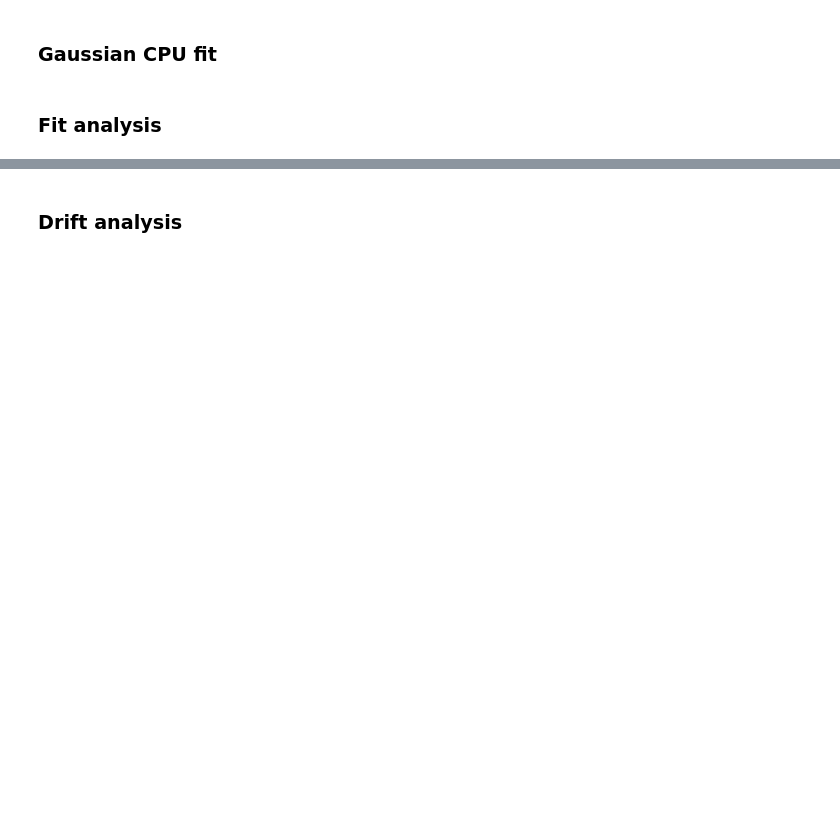
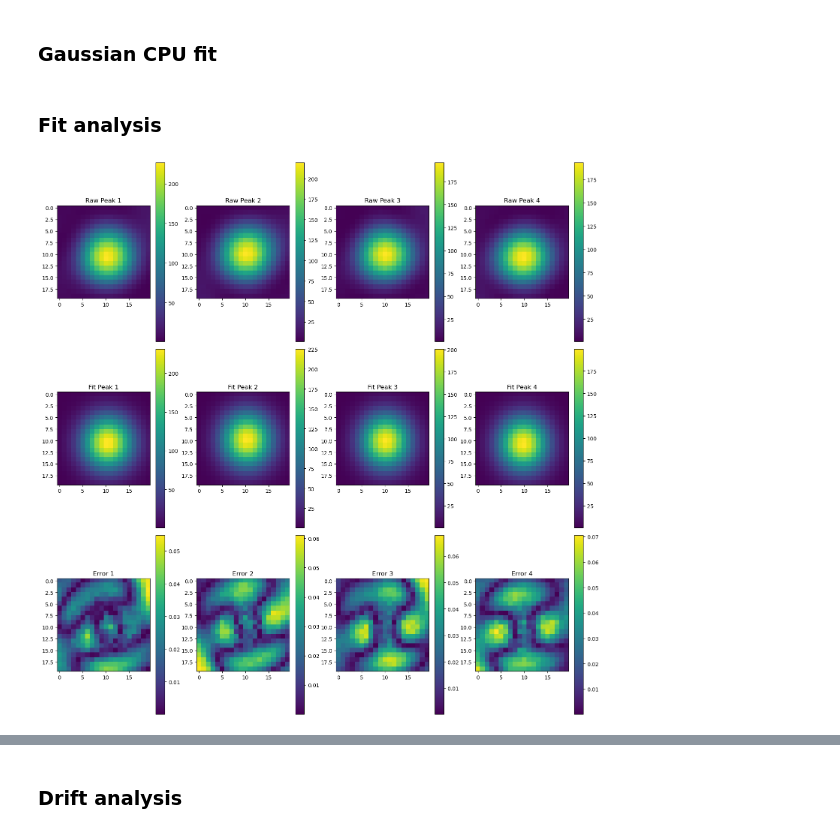
Before and after one commit to svnddlsns/ag_scripts, a Jupyter notebook: exc_beam_drift_evaluation.ipynb, the cells around one changed output, grey strips where cells are left out. Drawn from its saved outputs; the diff is of its cells as text; code cells hidden in the pictures; blank space fills up the shorter version.

```diff
--- a/exc_beam_drift_evaluation.ipynb
+++ b/exc_beam_drift_evaluation.ipynb
@@ -10,7 +10,7 @@ from skimage import img_as_float
 from sklearn.metrics import mean_squared_error
 # %%
 path = r'C:/Users/alba.gomez.segalas/Documents/MF3 measurements/2024-03-01 beam monitor'
-filename = 'AR2-BR2-AR2-BR2.h5'
+filename = 'AR2-BR2-AR2-BR2-2.h5'
 hf = h5py.File(path + '/' + filename, 'r')
 # %% [markdown]
 ### Implementation for general number of maxima ###
@@ -67,11 +78,11 @@ plt.show()
 # %%
 # Convert HDF5 dataset to numpy array
 data = hf['Stacks/movie'][...].astype(np.float32)
-average = 100
+average = 2
 width = 20
 
 cpufit_input = create_cpufit_input(data, num_peaks=num_peaks, coordinates=coordinates, average=average, width=width)
-chunk_size = 10
+chunk_size = 100
 parameters, chi_sq = fit_gaussian_to_imgs(cpufit_input, chunk_size=chunk_size)
 # %% [markdown]
 ### Fit analysis ###
@@ -117,6 +128,7 @@ def two_dimensional_elliptical_gaussian(x, y, amplitude, x0, y0, sigma_x, sigma_
     gaussian = amplitude * np.exp(-((x_rot / sigma_x) ** 2 + (y_rot / sigma_y) ** 2) / 2) + offset
     return gaussian
 # %%
+# Choose a random averaged frame set
 gr = data.shape[0]/average
 if isinstance(gr, int):
     pass
@@ -125,32 +137,36 @@ else:
 random_gr = np.random.choice(range(gr))
 
 X, Y = np.meshgrid(np.arange(width), np.arange(width))
 
+
+# Plot raw data and 2D Gaussian fit
 fig, axs = plt.subplots(3, num_peaks, figsize=(15, 15))
 
 for i, peak in enumerate(coordinates):
 
     raw_peak = cpufit_input[i + num_peaks * random_gr]
     im0 = axs[0][i].imshow(raw_peak)
     axs[0][i].set_title(f"Raw Peak {i+1}")
 
     fit_peak = two_dimensional_gaussian(X, Y, *parameters[i + num_peaks * random_gr][:6])
     im1 = axs[1][i].imshow(fit_peak)
     axs[1][i].set_title(f"Fit Peak {i+1}")
 
     err = np.abs(raw_peak - fit_peak)/np.max(raw_peak)
     im2 = axs[2][i].imshow(err)
-    axs[2][i].set_title(f"Residual Peak {i+1}")
+    axs[2][i].set_title(f"Error {i+1}")
 
     fig.colorbar(im0, ax=axs[0][i])
     fig.colorbar(im1, ax=axs[1][i])
     fig.colorbar(im2, ax=axs[2][i])
 
 plt.tight_layout()
 plt.show()
 
 # image = raw_peak
 # plt.imshow(image)
 # max_point = np.unravel_index(np.argmax(image), image.shape)
 # plt.plot(max_point[1], max_point[0], 'r+', markersize=10)
+# %% [output]
+[figure, added]
 # %%
```
Also changed, not shown: parts of 11 cells of this notebook.
